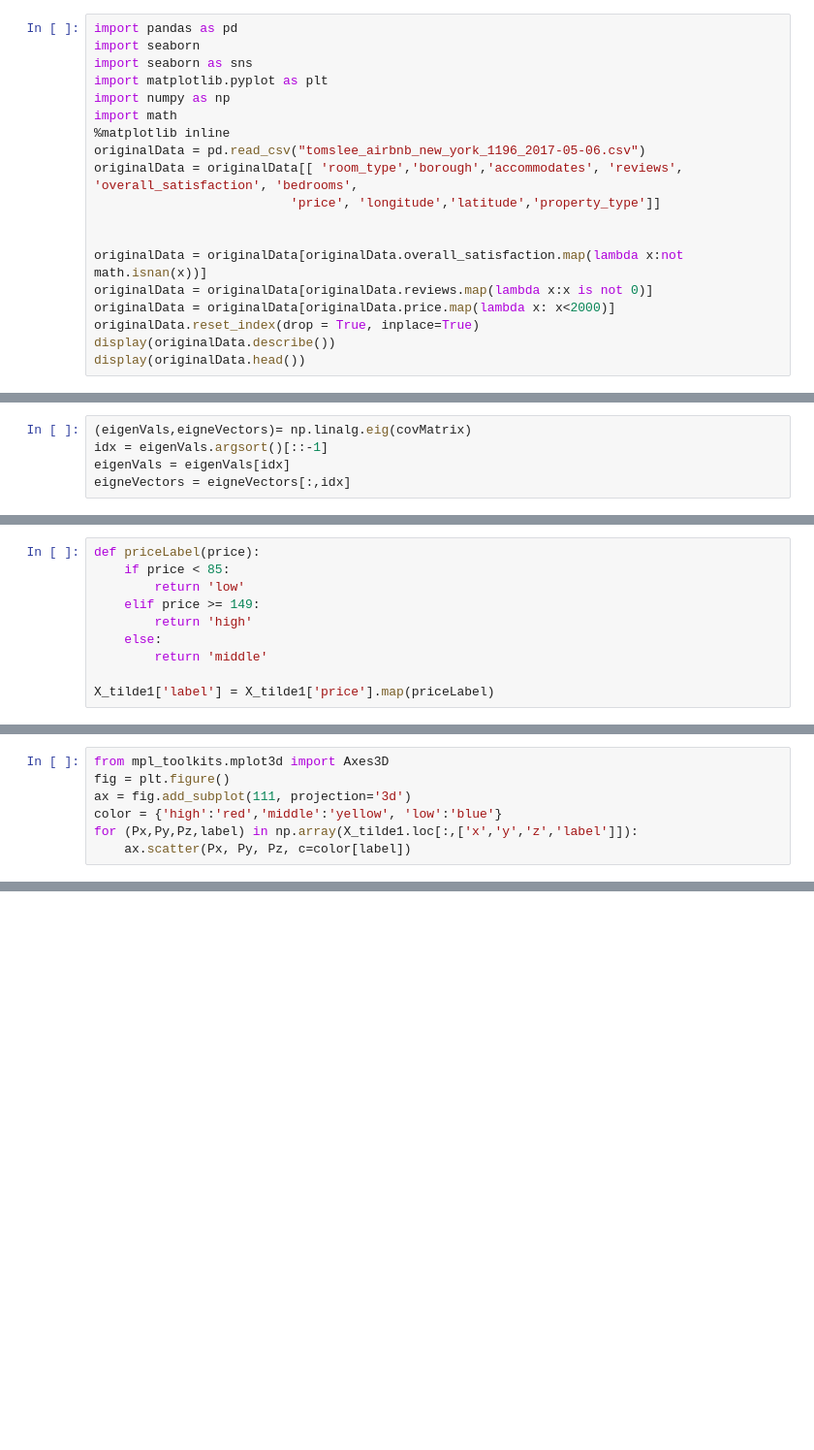
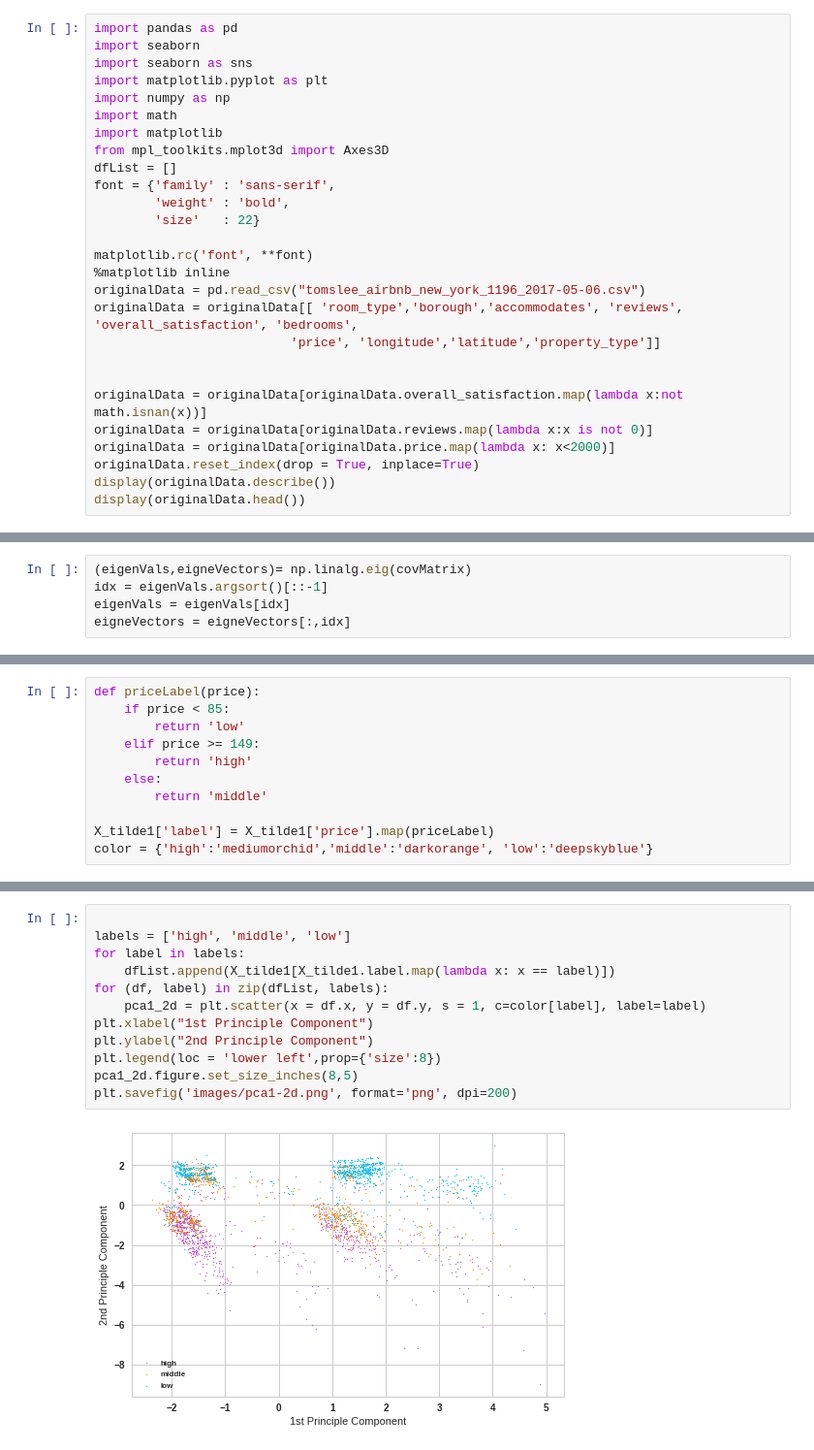
Before and after one commit to edwardfang/IDA_SUSTech_Assignment, a Jupyter notebook: Analysis.ipynb, the cells around one changed output, grey strips where cells are left out. Shown at 97% size. Saved outputs shown, nothing was run; the diff lists cells and outputs as text; blank space fills up the shorter version.

```diff
--- a/Analysis.ipynb
+++ b/Analysis.ipynb
@@ -5,6 +5,14 @@ import seaborn as sns
 import matplotlib.pyplot as plt
 import numpy as np
 import math
+import matplotlib
+from mpl_toolkits.mplot3d import Axes3D
+dfList = []
+font = {'family' : 'sans-serif',
+        'weight' : 'bold',
+        'size'   : 22}
+
+matplotlib.rc('font', **font)
 %matplotlib inline
 originalData = pd.read_csv("tomslee_airbnb_new_york_1196_2017-05-06.csv")
 originalData = originalData[[ 'room_type','borough','accommodates', 'reviews', 'overall_satisfaction', 'bedrooms',
@@ -243,3 +258,4 @@ def priceLabel(price):
         return 'middle'
 
 X_tilde1['label'] = X_tilde1['price'].map(priceLabel)
+color = {'high':'mediumorchid','middle':'darkorange', 'low':'deepskyblue'}
@@ -250,7 +261,0 @@ sns.lmplot('x', 'y',data=X_tilde1[:1000],fit_reg=False,hue="label",  scatter_kws
-# %%
-from mpl_toolkits.mplot3d import Axes3D
-fig = plt.figure()
-ax = fig.add_subplot(111, projection='3d')
-color = {'high':'red','middle':'yellow', 'low':'blue'}
-for (Px,Py,Pz,label) in np.array(X_tilde1.loc[:,['x','y','z','label']]):
-    ax.scatter(Px, Py, Pz, c=color[label])
@@ -258,0 +262,14 @@ for (Px,Py,Pz,label) in np.array(X_tilde1.loc[:,['x','y','z','label']]):
+# %%
+
+labels = ['high', 'middle', 'low']
+for label in labels:
+    dfList.append(X_tilde1[X_tilde1.label.map(lambda x: x == label)])
+for (df, label) in zip(dfList, labels):
+    pca1_2d = plt.scatter(x = df.x, y = df.y, s = 1, c=color[label], label=label)
+plt.xlabel("1st Principle Component")
+plt.ylabel("2nd Principle Component")
+plt.legend(loc = 'lower left',prop={'size':8})
+pca1_2d.figure.set_size_inches(8,5)
+plt.savefig('images/pca1-2d.png', format='png', dpi=200)
+# %% [output]
+[figure, added]
```
Also changed, not shown: parts of 19 cells of this notebook, 6 other files.
